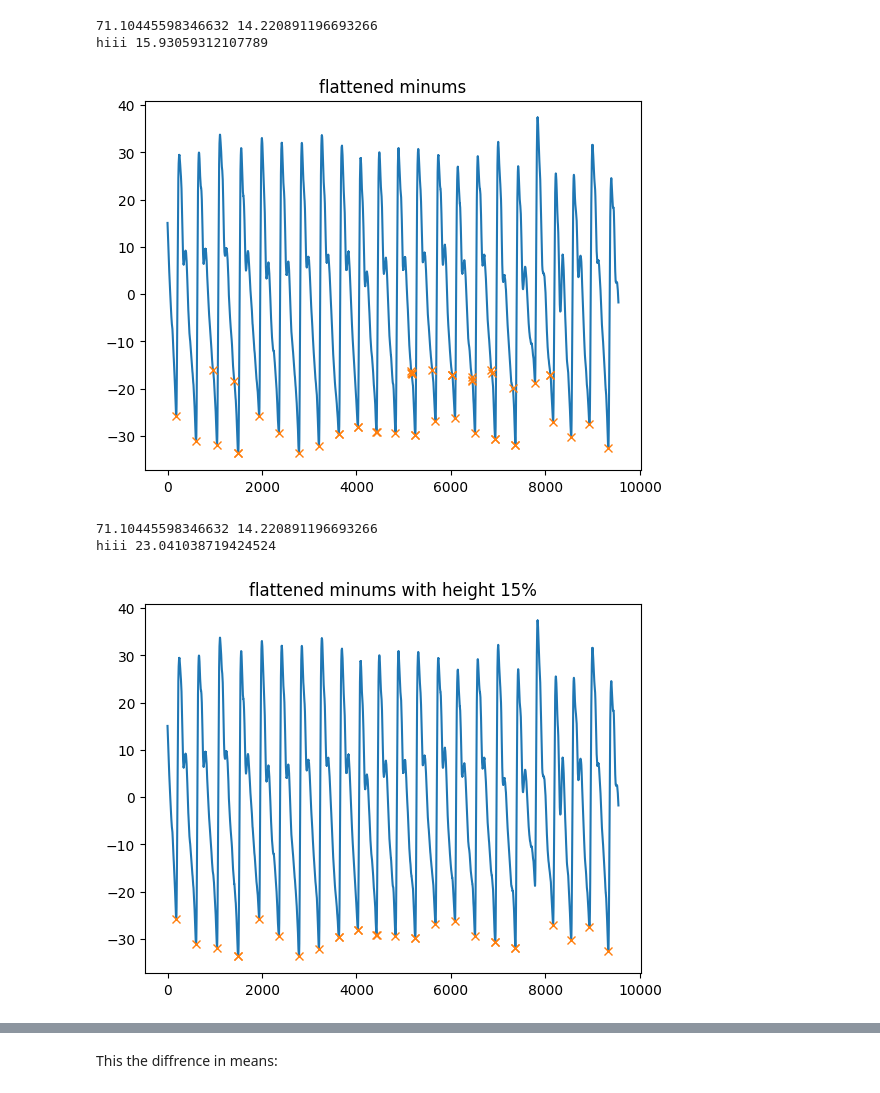
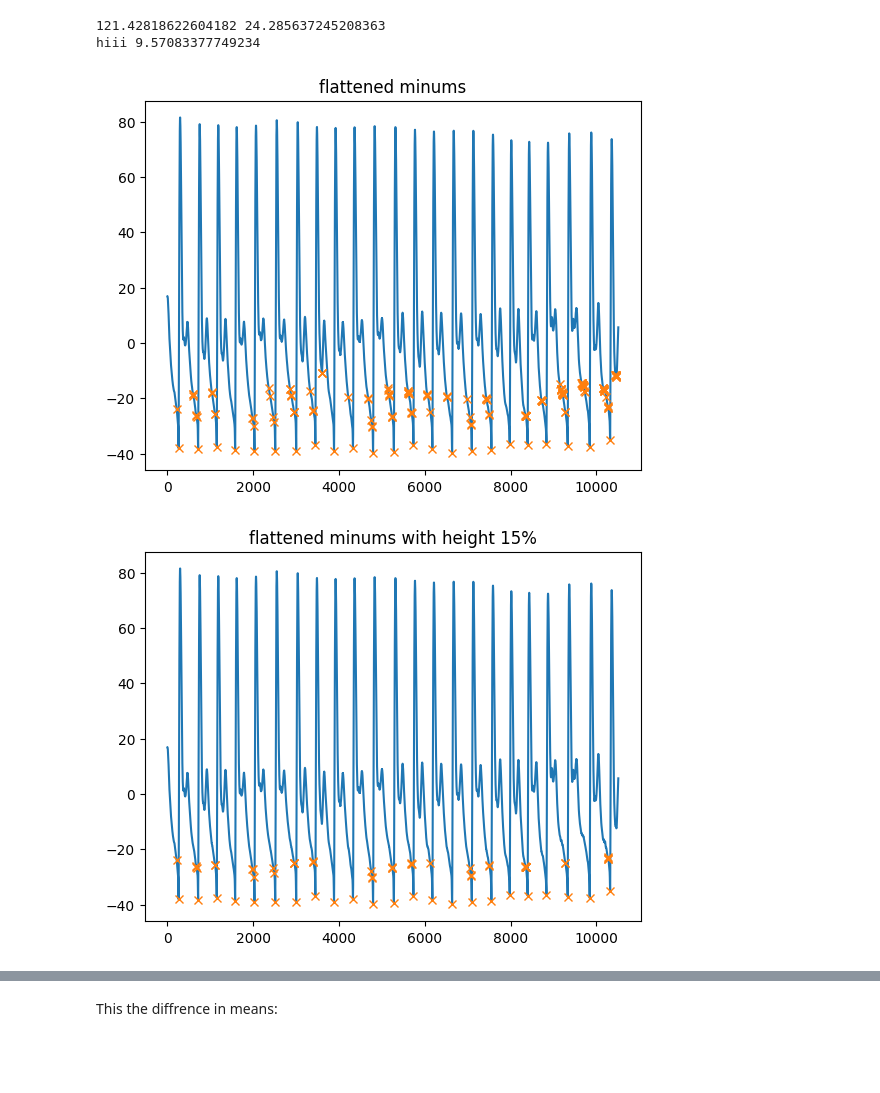
Before and after one commit to danielle34/summer24-lab, a Jupyter notebook: overlap_heartbeat.ipynb, the cells around one changed output, grey strips where cells are left out. Saved outputs shown, nothing was run; the diff lists cells and outputs as text; code cells hidden in the pictures; blank space fills up the shorter version.

```diff
--- a/overlap_heartbeat.ipynb
+++ b/overlap_heartbeat.ipynb
@@ -22,3 +22,13 @@ path = "/Users/cslinxs/Desktop/all_weeks/aurorabp-sample-data/sample/measurement
 
 
 #path ="/Users/cslinxs/Desktop/all_weeks/aurorabp-sample-data/sample/measurements_auscultatory/a000/a000.initial.Static_seated_challenge_1.tsv"
+
+path ="/Users/cslinxs/Desktop/aurora_dataset/aurora_dataset/measurements_auscultatory/a084/a084.initial.Calibration_start_1.tsv"
+
+
+
+##############
+#bad keys
+
+bad_keys = ['measurements_auscultatory/a064/a064.initial.Static_seated_challenge_1.tsv', 'measurements_auscultatory/a150/a150.return.Temporal_challenge_start_3.tsv', 'measurements_auscultatory/a328/a328.initial.Exercise_challenge_start_1.tsv', 'measurements_auscultatory/a578/a578.initial.Static_challenge_start_1.tsv', 'measurements_auscultatory/a596/a596.initial.Exercise_challenge_start_1.tsv', 'measurements_auscultatory/a642/a642.initial.Exercise_challenge_start_1.tsv', 'measurements_auscultatory/a648/a648.initial.Seated_calibration_1.tsv', 'measurements_auscultatory/a437/a437.initial.Exercise_challenge_start_2.tsv', 'measurements_auscultatory/a437/a437.return.Temporal_seated_challenge_2.tsv']
+path = "/Users/cslinxs/Desktop/aurora_dataset/aurora_dataset/"+bad_keys[7]
@@ -45,12 +71,12 @@ df = pd.read_csv(path,sep = '\t')
 pos_pressure = df["pressure"]
 
 
-b, a = signal.butter(1, 0.02, analog=False)
+b, a = signal.butter(1, 0.002, analog=False)
 gustafsson_avg = signal.filtfilt(b, a, x= pos_pressure, method="gust")
 plt.plot(gustafsson_avg, 'b-', linewidth=1, label='gust')
 plt.plot(pos_pressure,  linewidth=0.5, label='real', color= "red")
 
-plt.title("with gustafsson_avg 0.02 frequency")
+plt.title("with gustafsson_avg 0.002 frequency")
 plt.legend(loc='best')
 plt.ylabel("Pressure")
 plt.xlabel("time (seconds)")
@@ -108,35 +134,34 @@ plt.plot(min_peaks, y_flater[min_peaks], "x")
 plt.title("flattened minums")
 plt.show()
 # %% [output]
-71.10445598346632 14.220891196693266
-hiii 15.93059312107789
+121.42818622604182 24.285637245208363
+hiii 9.57083377749234
-[figure, old version]
+[figure, new version]
 # %%
 
 # df = pd.read_csv(path,sep = '\t')
 # pos_pressure = df["pressure"]
+
+y_flater = [real_pre-abs( guston_avg) for real_pre, guston_avg in zip(pos_pressure, gustafsson_avg)]
+
 y_flater = np.array(y_flater)
 neglist = [ -x for x in y_flater]
 
 neg_max_values = max(neglist)
 neg_mix_values = min(neglist)
 mid_neg_value= neg_max_values - neg_mix_values
-print(mid_neg_value, mid_neg_value*0.20)
 
 min_height = neg_max_values - mid_neg_value*0.15
-print("hiii",min_height )
 
 min_peaks, _ = find_peaks(neglist , height= min_height)
 
 
 plt.plot(y_flater)
 plt.plot(min_peaks, y_flater[min_peaks], "x")
 plt.title("flattened minums with height 15%")
 plt.show()
 # %% [output]
-71.10445598346632 14.220891196693266
-hiii 23.041038719424524
-[figure, old version]
+[figure, new version]
 # %%
 
 df = pd.read_csv(path,sep = '\t')
```
Also changed, not shown: parts of 21 cells of this notebook, 4 other files.
